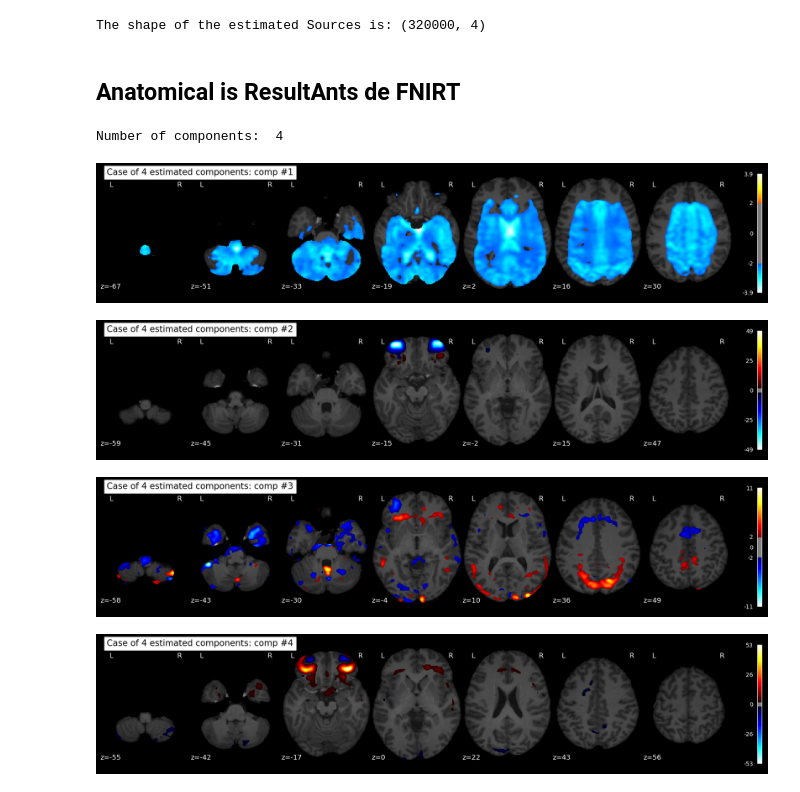
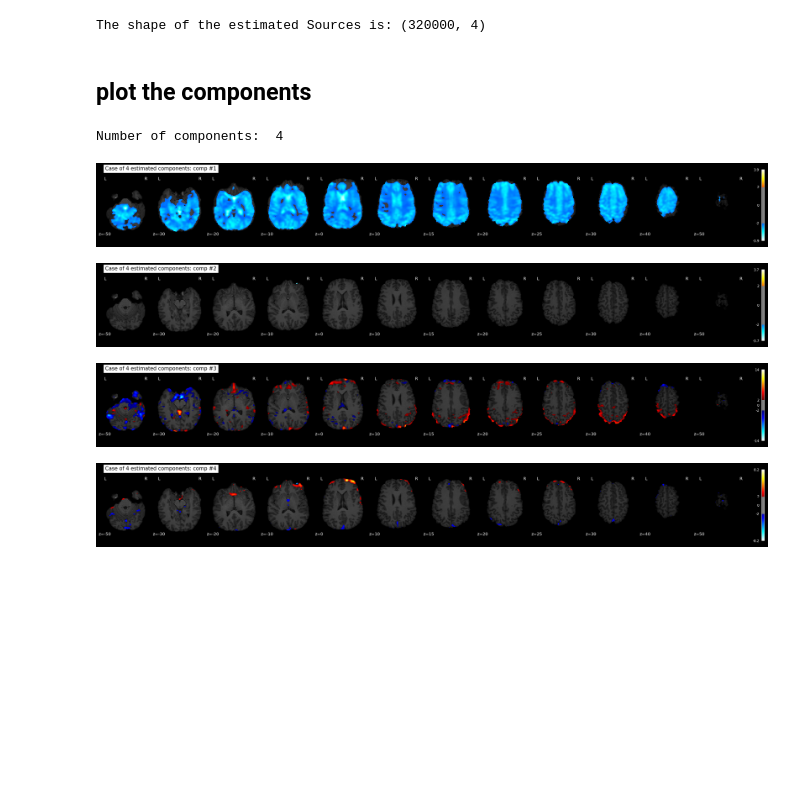
Before and after one commit to ThibthibML/NSSP, a Jupyter notebook: part2_ICA.ipynb, the cells around one changed output. Drawn from its saved outputs; the diff is of its cells as text; code cells hidden in the pictures; blank space fills up the shorter version.

```diff
--- a/part2_ICA.ipynb
+++ b/part2_ICA.ipynb
@@ -78,9 +87,10 @@ from IPython.display import Image
 # %%
 dataset_id= 'ds000171'
 subject = 'control01'
+subjectID = 'control01'
 
 #path to save
-sample_path = "/home/jovyan/data/NSSP"
+sample_path = "dataset"
 bids_root = op.join(sample_path, dataset_id)
 deriv_root = op.join(bids_root, 'derivatives')
 preproc_root = op.join(bids_root, 'derivatives','preprocessed_data')
@@ -118,23 +126,20 @@ print(fmri_img.shape)
 # %% [output]
 (80, 80, 50, 315)
 # %%
-path_func_img = op.join(preproc_root, 'sub-control01', 'func', 'sub-control01_all_task_bold_moco_smoothed-6mm.nii.gz')
-img_ex = nib.load(path_func_img)
+# Get affine transform -- check nibabel library for more info!
+affine = fmri_img.affine
+x = fmri_img.shape[0]
+y = fmri_img.shape[1]
+z = fmri_img.shape[2]
 
-# Get affine transform -- check nibabel library for more info!
-affine = nib.load(path_func_img).affine
-x = img_ex.shape[0]
-y = img_ex.shape[1]
-z = img_ex.shape[2]
-
-N_vol= img_ex.shape[3]
+N_vol= fmri_img.shape[3]
 N_subj=1
 N_tot=N_vol*N_subj
 
 # Initialize X
 X = np.zeros((N_tot,x*y*z)) # total_timepoints x voxel_num
 
-data_4D = img_ex.get_fdata() # get the 4D data
+data_4D = fmri_img.get_fdata() # get the 4D data
 
 # Reshape data to 2D : (timepoints, voxels)
 X = data_4D.reshape(-1, N_vol).T
@@ -146,7 +151,8 @@ print("X matrix size: ", X.shape)
 X matrix size:  (315, 320000)
 # %%
 # Build brain mask to restrict analysis within the brain
-icbms = datasets.fetch_icbm152_2009()
-masker = NiftiMasker(mask_img=icbms.mask)
-plot_stat_map(icbms.mask, black_bg=True, title='the brain mask', colorbar=False,)
+mask_path = op.join(preproc_root, 'sub-control01', 'anat', 'sub-{}_T1w_mask.nii.gz'.format(subjectID))
+masker = NiftiMasker(mask_img=mask_path)
+mean_img_ = mean_img(fmri_img),
+plot_stat_map(mask_path, black_bg=True,bg_img=mean_img_[0], title='the brain mask', colorbar=False,)
 # %% [output]
@@ -205,28 +208,30 @@ resultAnts = op.join(preproc_root, 'sub-control01', 'anat', 'sub-control01_T1w_m
 betted_brain_path = op.join(preproc_root, 'sub-control01', 'anat', 'sub-control01_T1w.nii.gz')
 skull_stripped_t1 = betted_brain_path
 # %% [markdown]
-## Anatomical is ResultAnts de FNIRT
+## plot the components
 # %%
 # Plot the group-level independent components for the different number of requested components.
 ## Here you can use only 3 components to reduce the plots
 
+Result = []
 for n in nb_components:
     print('Number of components: ',n)
     S_ = S_dict[n].copy()
     for idx, s in enumerate(S_.T[:min(4, S_.T.shape[0]),:]): # plot min(4, #comp_estimated) components , change 10 with 4 to plot less
         s_img = nib.Nifti1Image(np.reshape(s, (x,y,z)), affine)
         data = masker.fit_transform(s_img)
         masked_ = masker.inverse_transform(data) # mask the components
-        plot_stat_map(masked_, display_mode="z", title='Case of {} estimated components: comp #{}'.format(n,idx+1),
-                      colorbar=True, black_bg=True, threshold=2*np.std(s), bg_img=resultAnts,)
+        Result.append(masked_)
+        plot_stat_map(masked_, display_mode="z",cut_coords=[-50,-30,-20,-10,0,10,15,20,25,30,40,50], title='Case of {} estimated components: comp #{}'.format(n,idx+1),
+                      colorbar=True, black_bg=True, threshold=2*np.std(s), bg_img=skull_stripped_t1,)
         output_file= op.join(bids_root, "ICA_components_{}_n_{}.png".format(idx,n))
         plt.show()
 # %% [output]
 Number of components:  4
-[figure, old version]
+[figure, new version]
-[figure, old version]
+[figure, new version]
-[figure, old version]
+[figure, new version]
-[figure, old version]
+[figure, new version]
 # %%
 # Plot the group-level independent components for the different number of requested components.
 for n in nb_components:
```
Also changed, not shown: parts of 16 cells of this notebook, 2 other files.
